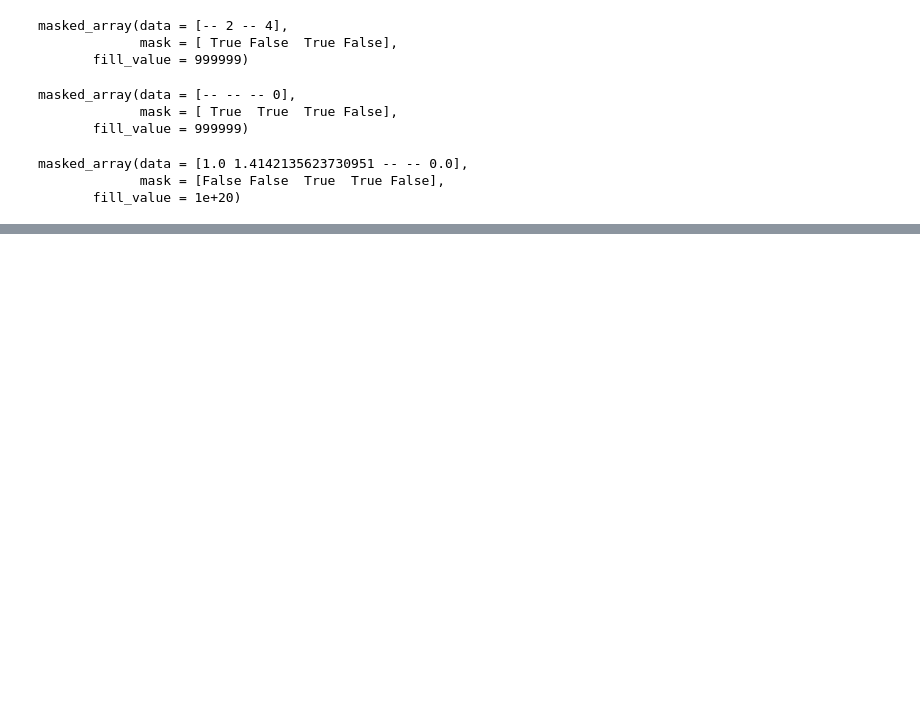
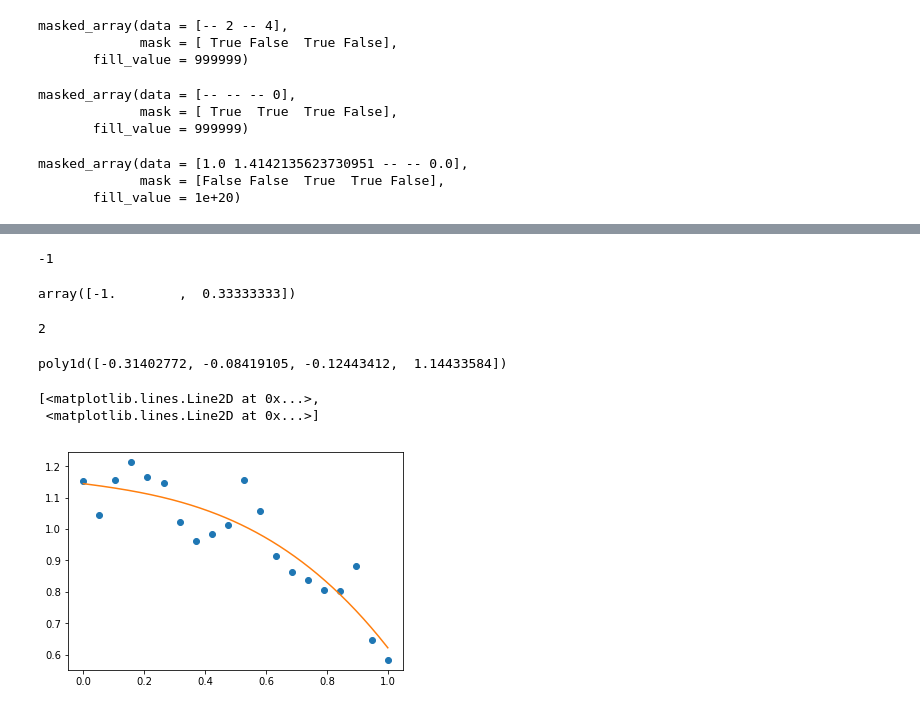
Before and after one commit to Accio/learn-scipy, a Jupyter notebook: 1.3/Operations.ipynb, the cells around one changed output, grey strips where cells are left out. Drawn from its saved outputs; the diff is of its cells as text; code cells hidden in the pictures; blank space fills up the shorter version.

Commit message:
polynomial

```diff
--- a/1.3/Operations.ipynb
+++ b/1.3/Operations.ipynb
@@ -966,0 +969,30 @@ masked_array(data = [1.0 1.4142135623730951 -- -- 0.0],
+# %%
+p = np.poly1d([3,2,-1]) ## 3x**2+2x-1, _1_d (one) not d
+p(0)
+# %% [output]
+-1
+# %%
+p.roots
+# %% [output]
+array([-1.        ,  0.33333333])
+# %%
+p.order
+# %% [output]
+2
+# %%
+## fit cos with 3-order polynomial
+x = np.linspace(0,1,20)
+y = np.cos(x) + 0.3*np.random.rand(20)
+p = np.poly1d(np.polyfit(x,y,3))
+# %%
+p
+# %% [output]
+poly1d([-0.31402772, -0.08419105, -0.12443412,  1.14433584])
+# %%
+t = np.linspace(0, 1, 200)
+plt.plot(x,y,'o',
+        t, p(t), '-')
+# %% [output]
+[<matplotlib.lines.Line2D at 0x...>,
+ <matplotlib.lines.Line2D at 0x...>]
+[figure, added]
```
Also changed, not shown: parts of 1 cell of this notebook.
